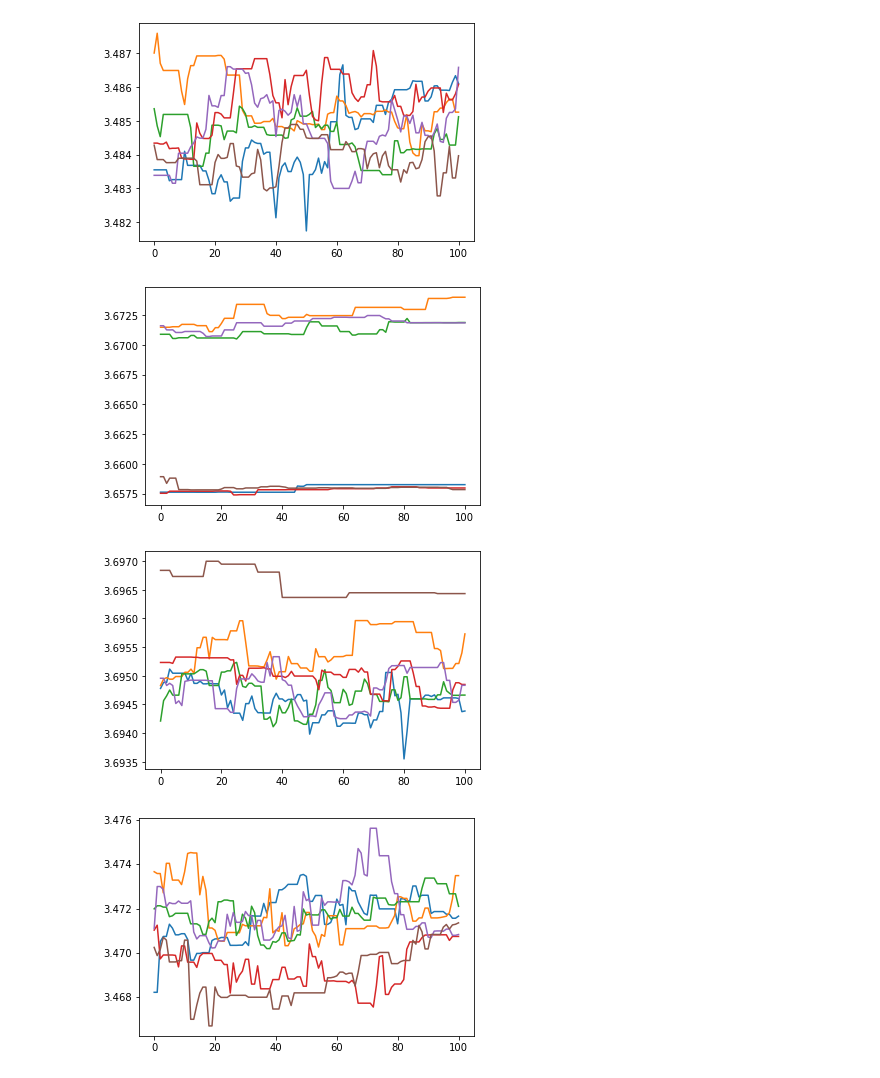
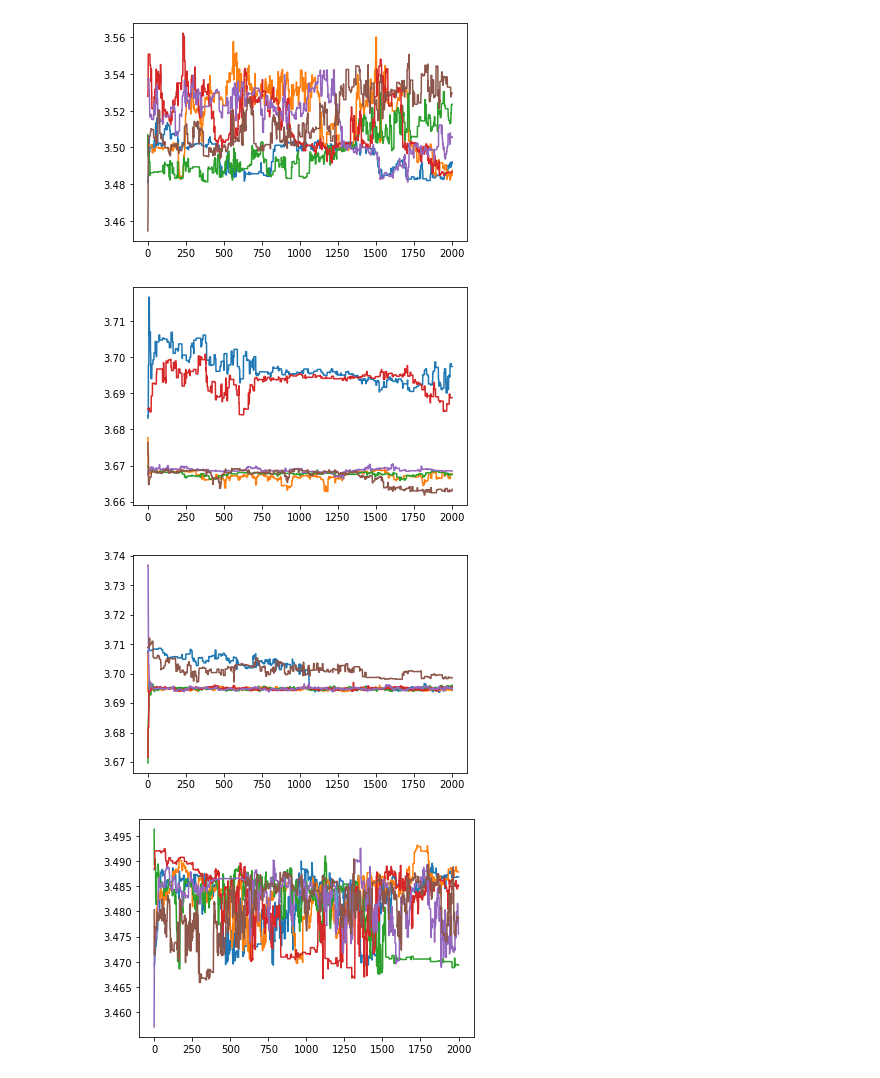
Before and after one commit to jan-rybizki/isochrone_fitting_example, a Jupyter notebook: notebook/3params_spectroscopic_parameters.ipynb, the cells around one changed output. Cells and saved outputs as stored; diff of their text form; code cells hidden in the pictures.

```diff
--- a/notebook/3params_spectroscopic_parameters.ipynb
+++ b/notebook/3params_spectroscopic_parameters.ipynb
@@ -290,9 +289,9 @@ def make_entry(i):
 
             sampler = emcee.EnsembleSampler(nwalkers, ndim, lnprob, args=[ivar])
 
-            pos, prob, state, blobs = sampler.run_mcmc(p0, 200)
+            pos, prob, state, blobs = sampler.run_mcmc(p0, 1)
             sampler.reset()
-            sampler.run_mcmc(pos, 101)
+            sampler.run_mcmc(pos, 2001)
 
             data[i] = printout(data[i],component, sampler)
             #for item in ['lnprob','teff','logg','feh','mass','age','a0']:
@@ -324,12 +323,11 @@ def make_entry(i):
     return(data[i], sampler)
 # %%
 #%timeit make_entry(10)
-'''
+
 import matplotlib.pyplot as plt
 for j in range(10):
     d,s = make_entry(j)
     for i in range(6):
         plt.plot(s.chain[i,:,0])
     plt.show()
-'''
 # %% [output]
@@ -339,4 +337,4 @@ for j in range(10):
-[figure, old version]
+[figure, new version]
-[figure, old version]
+[figure, new version]
-[figure, old version]
+[figure, new version]
-[figure, old version]
+[figure, new version]
```
Also changed, not shown: parts of 4 cells of this notebook, 2 other files.
